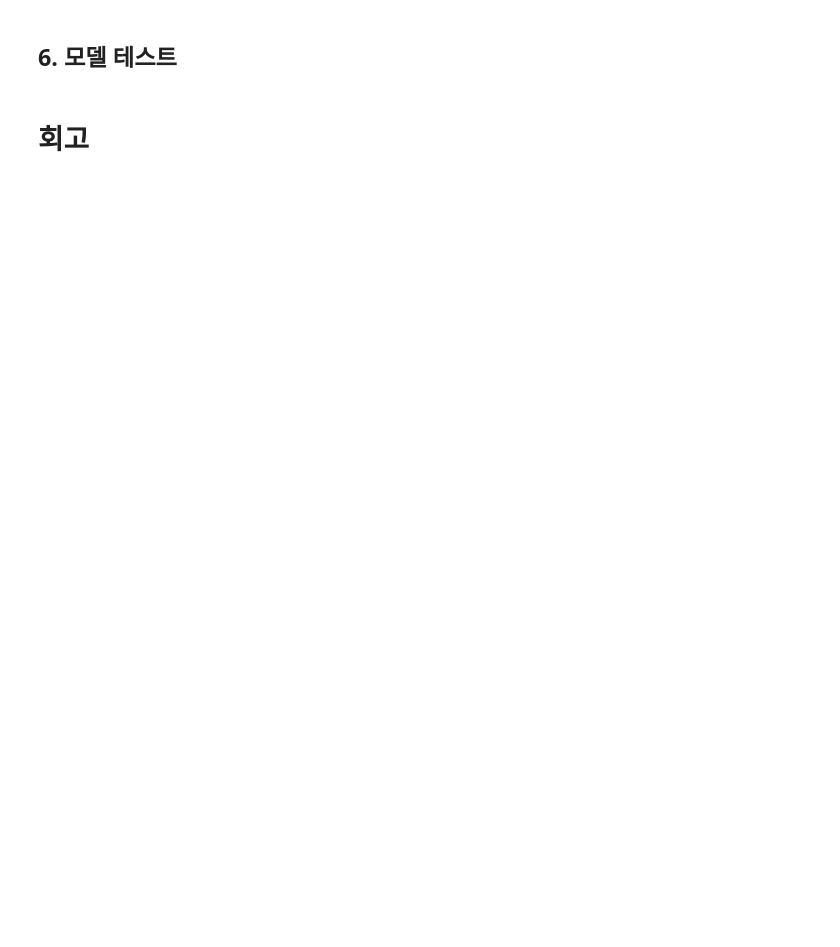
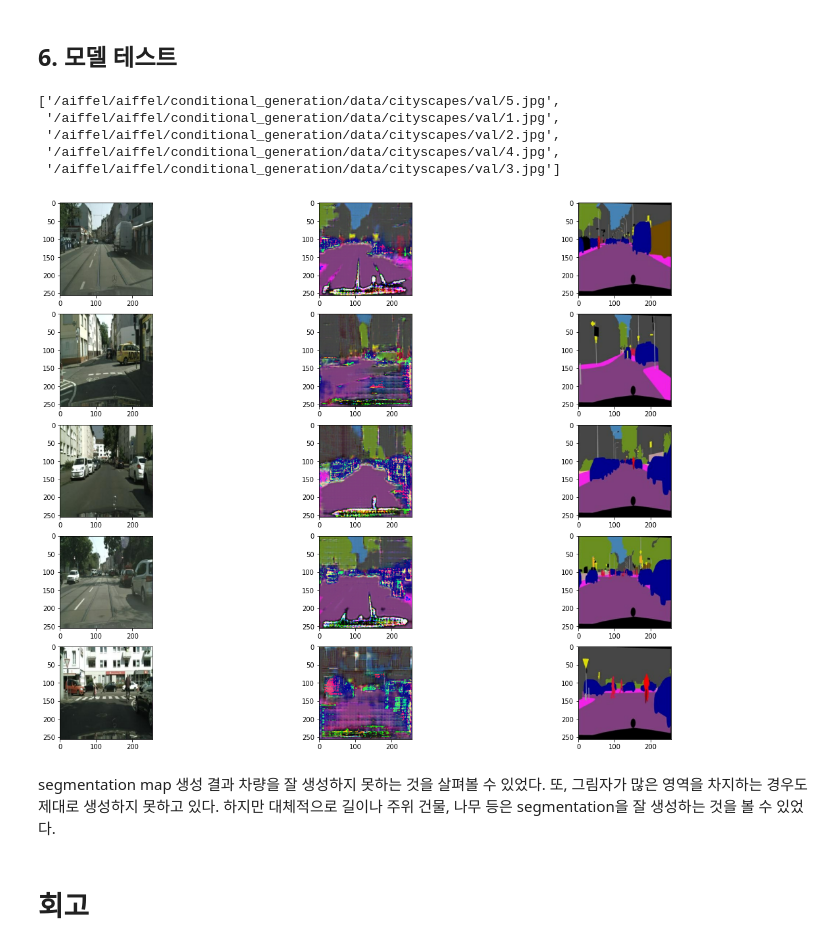
Before and after one commit to hyelimchoi1223/AIFFEL, a Jupyter notebook: exploration/[E-19]make_road_using_segmentation_map.ipynb, the cells around one changed output. Drawn from its saved outputs; the diff is of its cells as text; code cells hidden in the pictures; blank space fills up the shorter version.

```diff
--- a/exploration/[E-19]make_road_using_segmentation_map.ipynb
+++ b/exploration/[E-19]make_road_using_segmentation_map.ipynb
@@ -464,4 +464,29 @@ Discriminator_loss:0.3322
 # %% [markdown]
 ## 6. 모델 테스트
+# %%
+valid_images_path = glob.glob(os.path.join(val_path,'*'))
+valid_images_path
+# %% [output]
+['/aiffel/aiffel/conditional_generation/data/cityscapes/val/5.jpg',
+ '/aiffel/aiffel/conditional_generation/data/cityscapes/val/1.jpg',
+ '/aiffel/aiffel/conditional_generation/data/cityscapes/val/2.jpg',
+ '/aiffel/aiffel/conditional_generation/data/cityscapes/val/4.jpg',
+ '/aiffel/aiffel/conditional_generation/data/cityscapes/val/3.jpg']
+# %%
+fig, axs=plt.subplots(ncols=3, nrows=len(valid_images_path), figsize=(20,15))
+
+for idx, image_path in enumerate(valid_images_path):
+    sketch, colored = load_img(image_path)
+
+    pred = generator(tf.expand_dims(sketch, 0))
+    pred = denormalize(pred)
+
+    axs[idx][0].imshow(denormalize(sketch))
+    axs[idx][1].imshow(pred[0])
+    axs[idx][2].imshow(denormalize(colored))
+# %% [output]
+[figure, added]
+# %% [markdown]
+segmentation map 생성 결과 차량을 잘 생성하지 못하는 것을 살펴볼 수 있었다. 또, 그림자가 많은 영역을 차지하는 경우도 제대로 생성하지 못하고 있다.  하지만 대체적으로 길이나 주위 건물, 나무 등은 segmentation을 잘 생성하는 것을 볼 수 있었다.
 # %% [markdown]
 # 회고
```
Also changed, not shown: parts of 4 cells of this notebook.
